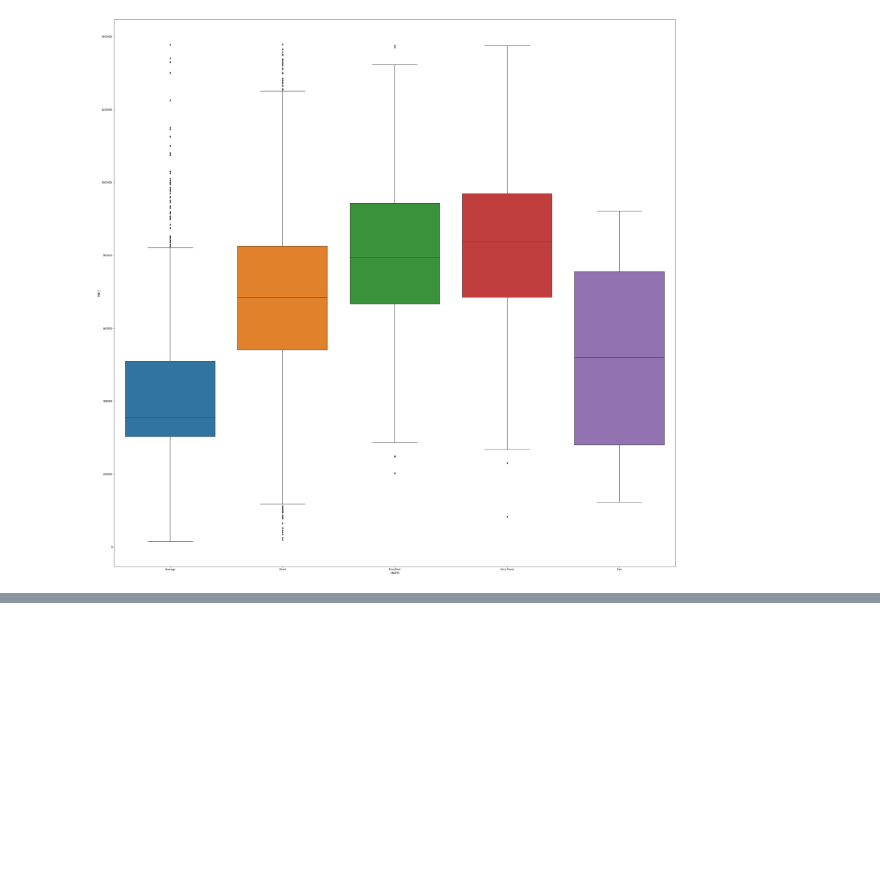
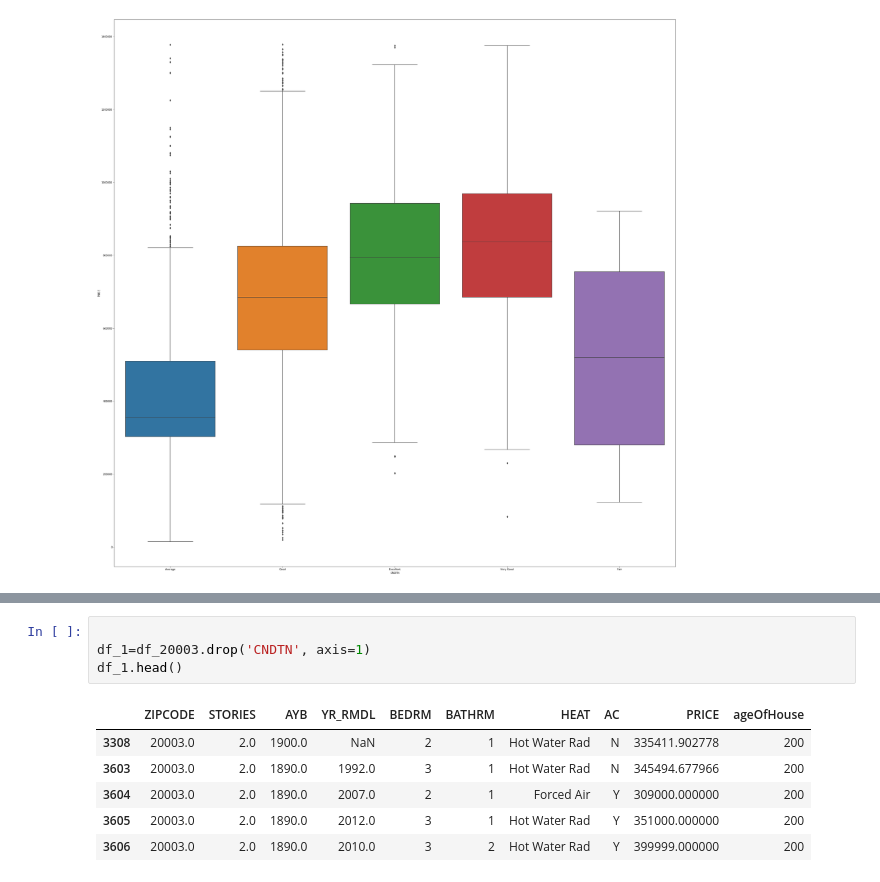
Before and after one commit to ocarbonie/Project1, a Jupyter notebook: Project1.ipynb, the cells around one changed output, grey strips where cells are left out. Drawn from its saved outputs; the diff is of its cells as text; blank space fills up the shorter version.

```diff
--- a/Project1.ipynb
+++ b/Project1.ipynb
@@ -413,0 +445,11 @@ sns.boxplot(x='CNDTN',y='PRICE',data=copydf_20003)
+# %%
+
+df_1=df_20003.drop('CNDTN', axis=1)
+df_1.head()
+# %% [output]
+|  | ZIPCODE | STORIES | AYB | YR_RMDL | BEDRM | BATHRM | HEAT | AC | PRICE | ageOfHouse |
+| 3308 | 20003.0 | 2.0 | 1900.0 | NaN | 2 | 1 | Hot Water Rad | N | 335411.902778 | 200 |
+| 3603 | 20003.0 | 2.0 | 1890.0 | 1992.0 | 3 | 1 | Hot Water Rad | N | 345494.677966 | 200 |
+| 3604 | 20003.0 | 2.0 | 1890.0 | 2007.0 | 2 | 1 | Forced Air | Y | 309000.000000 | 200 |
+| 3605 | 20003.0 | 2.0 | 1890.0 | 2012.0 | 3 | 1 | Hot Water Rad | Y | 351000.000000 | 200 |
+| 3606 | 20003.0 | 2.0 | 1890.0 | 2010.0 | 3 | 2 | Hot Water Rad | Y | 399999.000000 | 200 |
```
Also changed, not shown: parts of 41 cells of this notebook.
